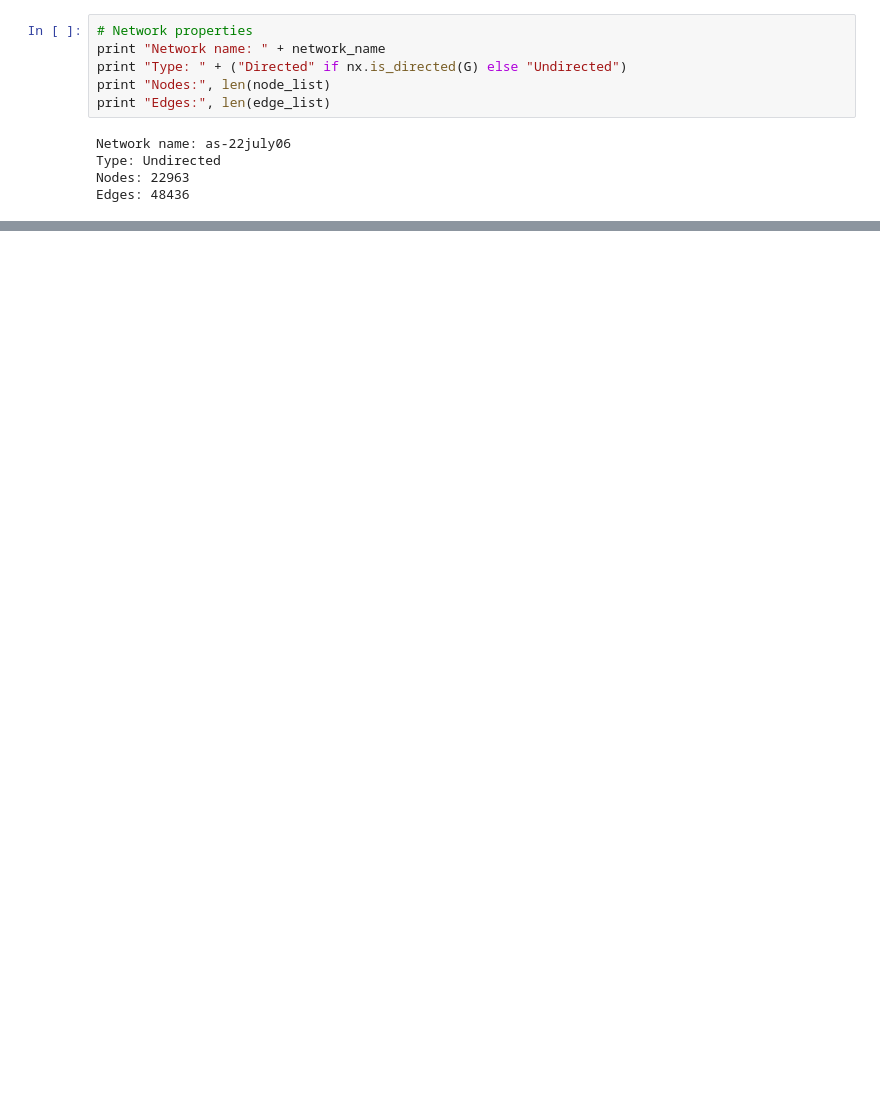
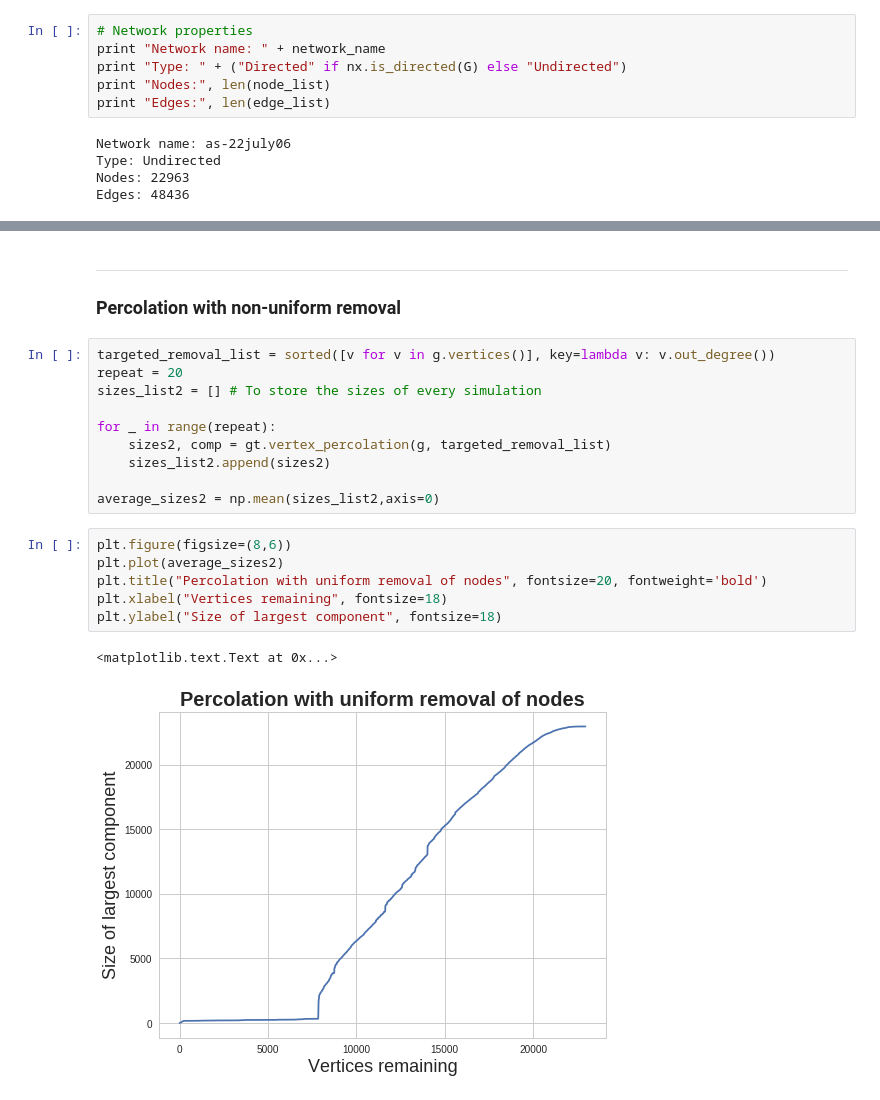
Before and after one commit to DoubleBite/Network-Science-Homeworks, a Jupyter notebook: 作業四/homework.ipynb, the cells around one changed output, grey strips where cells are left out. Saved outputs shown, nothing was run; the diff lists cells and outputs as text; blank space fills up the shorter version.

```diff
--- a/作業四/homework.ipynb
+++ b/作業四/homework.ipynb
@@ -31,0 +83,22 @@ Edges: 48436
+# %% [markdown]
+---
+### Percolation with non-uniform removal
+# %%
+targeted_removal_list = sorted([v for v in g.vertices()], key=lambda v: v.out_degree())
+repeat = 20
+sizes_list2 = [] # To store the sizes of every simulation
+
+for _ in range(repeat):
+    sizes2, comp = gt.vertex_percolation(g, targeted_removal_list)
+    sizes_list2.append(sizes2)
+
+average_sizes2 = np.mean(sizes_list2,axis=0)
+# %%
+plt.figure(figsize=(8,6))
+plt.plot(average_sizes2)
+plt.title("Percolation with uniform removal of nodes", fontsize=20, fontweight='bold')
+plt.xlabel("Vertices remaining", fontsize=18)
+plt.ylabel("Size of largest component", fontsize=18)
+# %% [output]
+<matplotlib.text.Text at 0x...>
+[figure, added]
```
Also changed, not shown: parts of 16 cells of this notebook, 1 other file.
